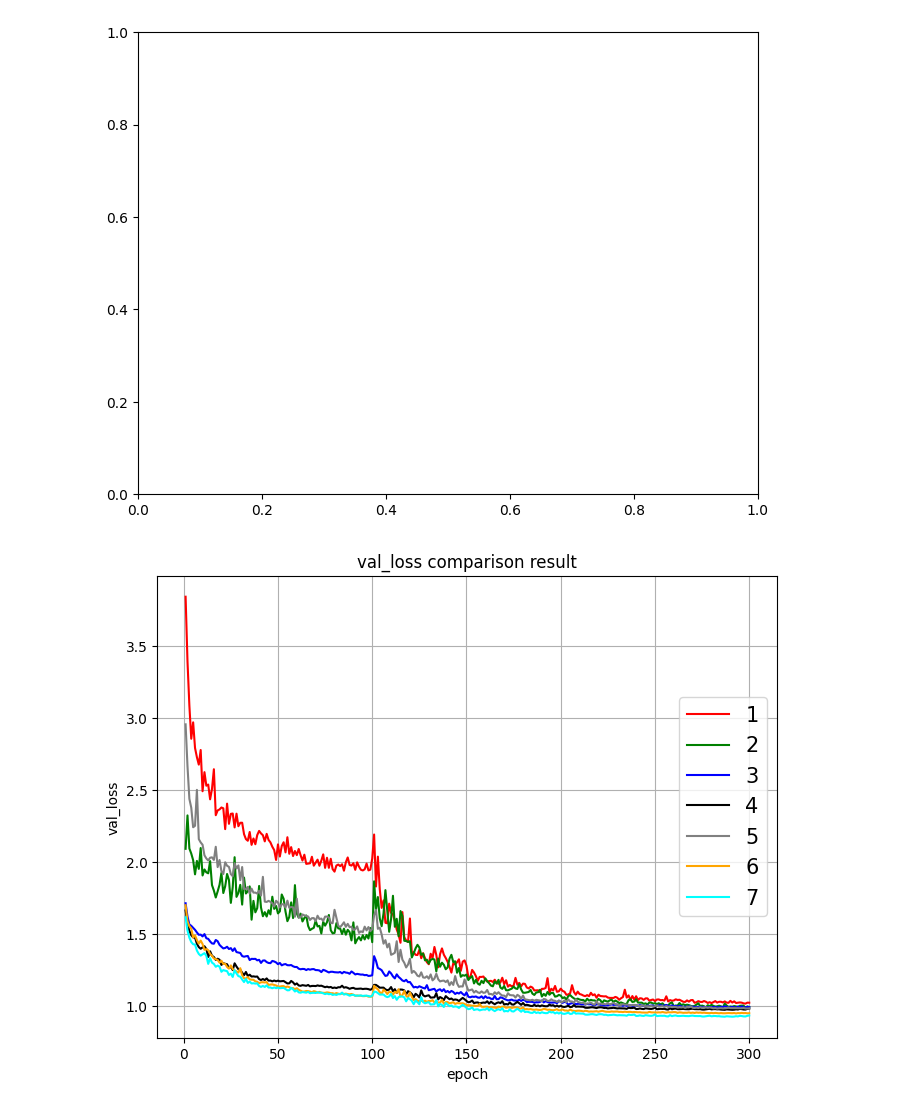
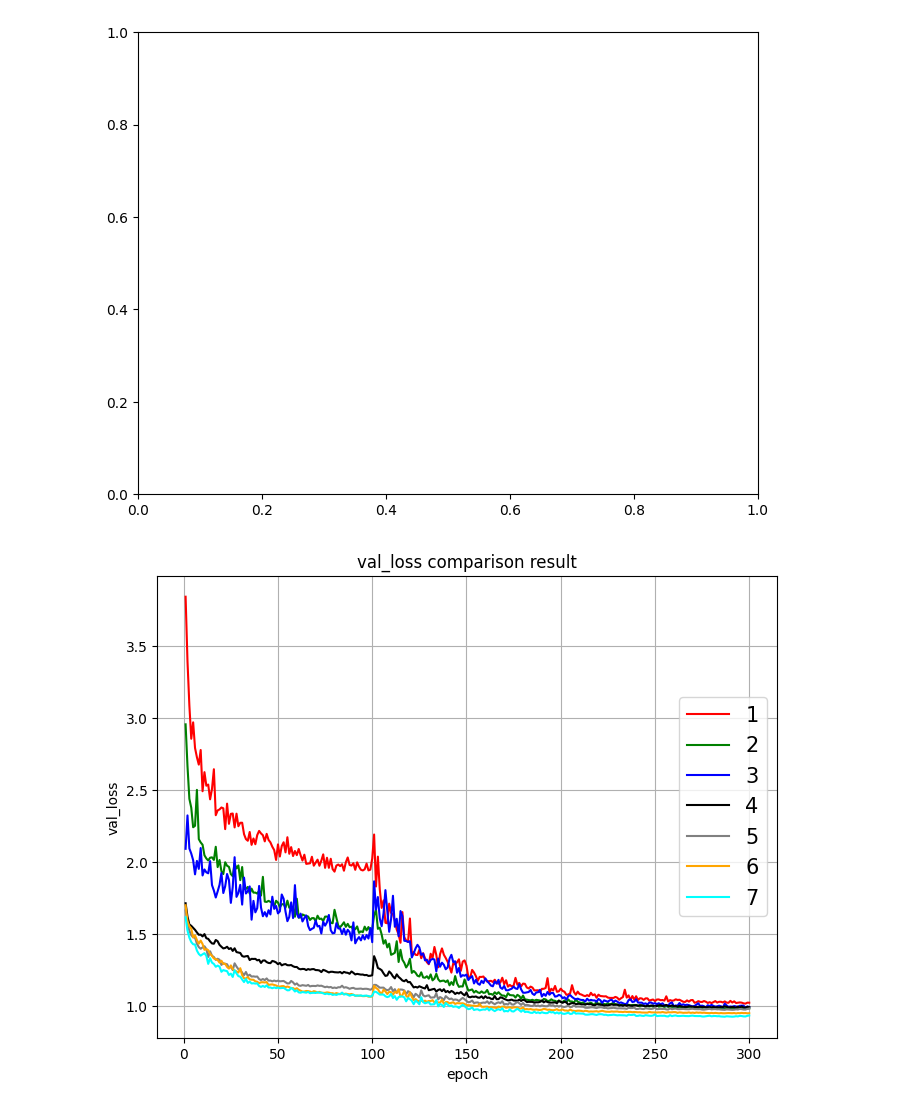
Before and after one commit to yaofanghao/DeepLearningForImage, a Jupyter notebook: 医院项目/4-肠化亚型识别模型/大论文第4章用-消融实验绘图/loss和map曲线绘制.ipynb, the cells around one changed output. Drawn from its saved outputs; the diff is of its cells as text; code cells hidden in the pictures.

```diff
--- a/医院项目/4-肠化亚型识别模型/大论文第4章用-消融实验绘图/loss和map曲线绘制.ipynb
+++ b/医院项目/4-肠化亚型识别模型/大论文第4章用-消融实验绘图/loss和map曲线绘制.ipynb
@@ -8,13 +8,22 @@ import matplotlib.pyplot as plt
 import os
 
 # 读取多个文本文档中的数据
+
+# data_files = ['4/epoch_loss.txt',
+#               '1/epoch_loss.txt',
+#               '3/epoch_loss.txt',
+#               '6/epoch_loss.txt',
+#               '5/epoch_loss.txt',
+#               '2/epoch_loss.txt',
+#               '7/epoch_loss.txt']
 data_files = ['4/epoch_loss.txt',
+              '6/epoch_loss.txt',
               '2/epoch_loss.txt',
               '1/epoch_loss.txt',
               '3/epoch_loss.txt',
-              '6/epoch_loss.txt',
               '5/epoch_loss.txt',
               '7/epoch_loss.txt']
+
 loss_size = 7
 
 # VGG+ReLU，
@@ -26,8 +35,15 @@ loss_size = 7
 # ResNet+Leaky-ReLU+SE-Net+small-anchor
 
 data = []
-offset = [0.080982, 0.050028498, 0.029759014,
-          0.018567376, -0.069282506, -0.007361065, 0.092867376]
+# offset = [0.080982, 0.050028498, 0.029759014,
+#           0.018567376, -0.069282506, -0.007361065, 0.092867376]
+offset = [0.080982,
+          -0.069282506,
+          0.050028498,
+           0.029759014,
+          0.018567376,
+          -0.007361065, 0.092867376]
+
 
 # model_name = ['VGG16+ReLU',
 #               'ResNet50+ReLU',
@@ -67,13 +83,21 @@ import matplotlib.pyplot as plt
 import os
 
 # 读取多个文本文档中的数据
+# data_files = ['4/epoch_val_loss.txt',
+#               '2/epoch_val_loss.txt',
+#               '1/epoch_val_loss.txt',
+#               '3/epoch_val_loss.txt',
+#               '6/epoch_val_loss.txt',
+#               '5/epoch_val_loss.txt',
+#               '7/epoch_val_loss.txt']
 data_files = ['4/epoch_val_loss.txt',
+              '6/epoch_val_loss.txt',
               '2/epoch_val_loss.txt',
               '1/epoch_val_loss.txt',
               '3/epoch_val_loss.txt',
-              '6/epoch_val_loss.txt',
               '5/epoch_val_loss.txt',
               '7/epoch_val_loss.txt']
+
 loss_size = 7
 
 # VGG+ReLU，
@@ -85,42 +109,46 @@ loss_size = 7
 # ResNet+Leaky-ReLU+SE-Net+small-anchor
 
 data = []
-offset = [-0.581748256,-0.685088314,-0.772995749,
-          -0.776625858,-0.841550909,-0.856038781,-0.728835858]
+# offset = [-0.581748256,-0.685088314,-0.772995749,
+#           -0.776625858,-0.841550909,-0.856038781,-0.728835858]
+offset = [-0.581748256,-0.841550909,
+          -0.685088314,-0.772995749,
+          -0.776625858,
+          -0.856038781,-0.728835858]
 
 # model_name = ['VGG16+ReLU',
 #               'ResNet50+ReLU',
 #               'ResNet50+ReLU+small-anchor',
 #               'ResNet50+ReLU+SE-Net+small-anchor',
 #               'ResNet50+Leaky-ReLU+small-anchor',
 #               'ResNet50+Leaky-ReLU+SE-Net+small-anchor']
 
 for i in range(loss_size):
     with open(data_files[i], 'r') as f:
         # 读取每个文件中的数据
         lines = f.readlines()
         # 将每行数据转换为浮点型，并添加到列表中
         data.append([float(x.strip())-offset[i] for x in lines])
 
 # 绘图
 plt.figure(figsize=(8, 6))
 colors = ['red', 'green', 'blue', 'black', 'gray', 'orange', 'cyan', 'purple', 'pink']
 
 for i in range(loss_size):
     plt.plot(range(1, 301), data[i], color=colors[i], label=str(i+1))
 
 
 plt.legend(loc='center right',prop={'size': 15})
 plt.xlabel('epoch')
 plt.ylabel('val_loss')
 plt.title('val_loss comparison result')
 plt.grid(True)
 
 
 plt.savefig("val_loss.png")
 plt.show()
 # %% [output]
-[figure, old version]
+[figure, new version]
 # %%
 import matplotlib.pyplot as plt
 import os
```
Also changed, not shown: parts of 1 cell of this notebook, 58 other files.
